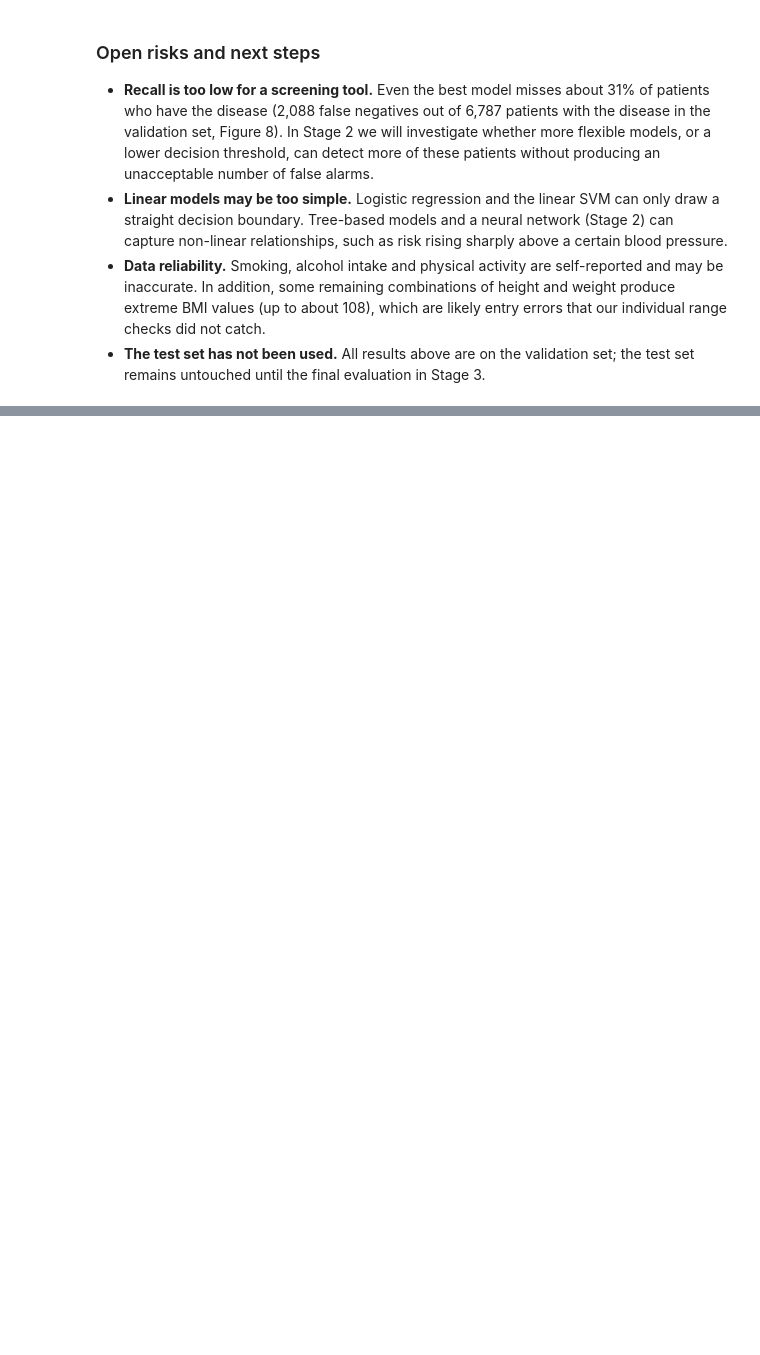
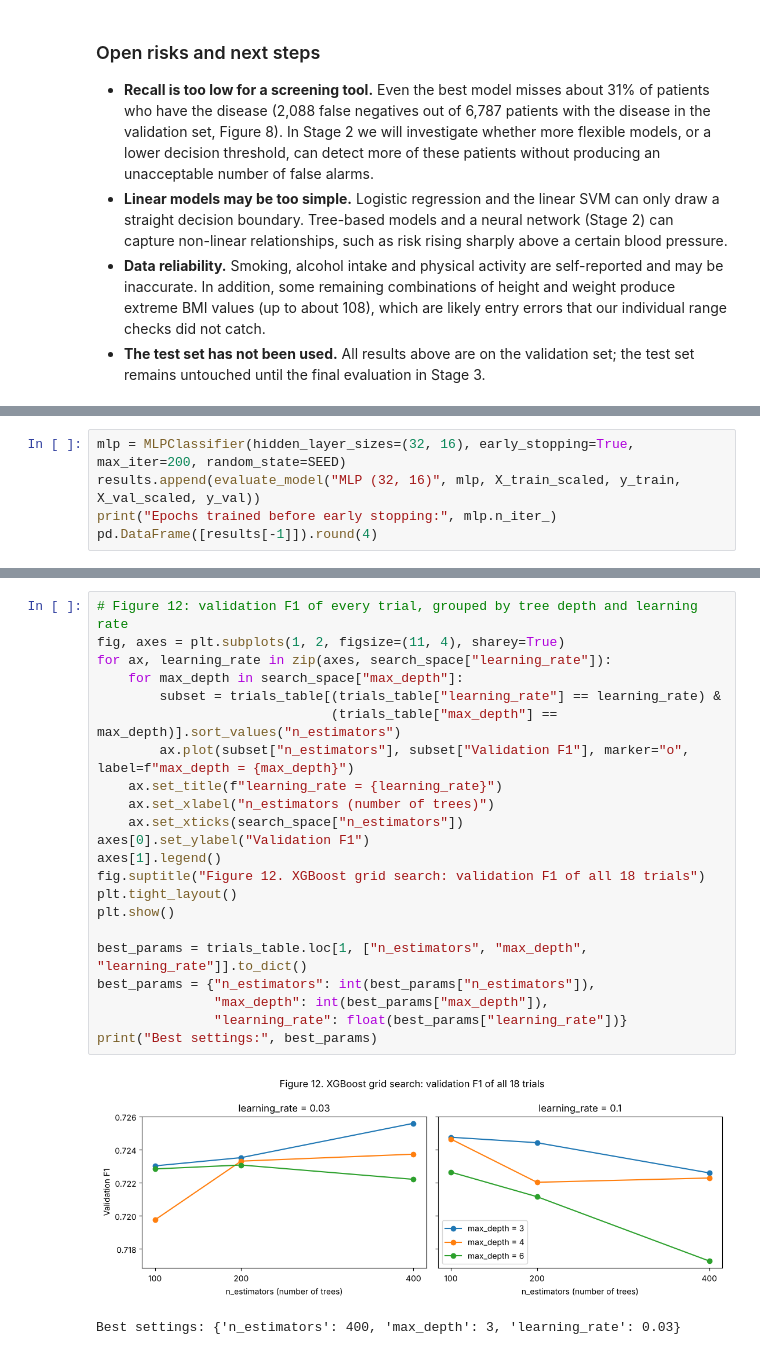
Before and after one commit to Kristina-Kojic/3000-AISE, a Jupyter notebook: DS3000_Project_Group01.ipynb, the cells around one changed output, grey strips where cells are left out. Cells and saved outputs as stored; diff of their text form; blank space fills up the shorter version.

```diff
--- a/DS3000_Project_Group01.ipynb
+++ b/DS3000_Project_Group01.ipynb
@@ -964,0 +1159,5 @@ EDA findings in Section 3.5.
+# %%
+mlp = MLPClassifier(hidden_layer_sizes=(32, 16), early_stopping=True, max_iter=200, random_state=SEED)
+results.append(evaluate_model("MLP (32, 16)", mlp, X_train_scaled, y_train, X_val_scaled, y_val))
+print("Epochs trained before early stopping:", mlp.n_iter_)
+pd.DataFrame([results[-1]]).round(4)
@@ -964,0 +1322,25 @@ EDA findings in Section 3.5.
+# %%
+# Figure 12: validation F1 of every trial, grouped by tree depth and learning rate
+fig, axes = plt.subplots(1, 2, figsize=(11, 4), sharey=True)
+for ax, learning_rate in zip(axes, search_space["learning_rate"]):
+    for max_depth in search_space["max_depth"]:
+        subset = trials_table[(trials_table["learning_rate"] == learning_rate) &
+                              (trials_table["max_depth"] == max_depth)].sort_values("n_estimators")
+        ax.plot(subset["n_estimators"], subset["Validation F1"], marker="o", label=f"max_depth = {max_depth}")
+    ax.set_title(f"learning_rate = {learning_rate}")
+    ax.set_xlabel("n_estimators (number of trees)")
+    ax.set_xticks(search_space["n_estimators"])
+axes[0].set_ylabel("Validation F1")
+axes[1].legend()
+fig.suptitle("Figure 12. XGBoost grid search: validation F1 of all 18 trials")
+plt.tight_layout()
+plt.show()
+
+best_params = trials_table.loc[1, ["n_estimators", "max_depth", "learning_rate"]].to_dict()
+best_params = {"n_estimators": int(best_params["n_estimators"]),
+               "max_depth": int(best_params["max_depth"]),
+               "learning_rate": float(best_params["learning_rate"])}
+print("Best settings:", best_params)
+# %% [output]
+[figure, added]
+Best settings: {'n_estimators': 400, 'max_depth': 3, 'learning_rate': 0.03}
```
Also changed, not shown: parts of 35 cells of this notebook.
